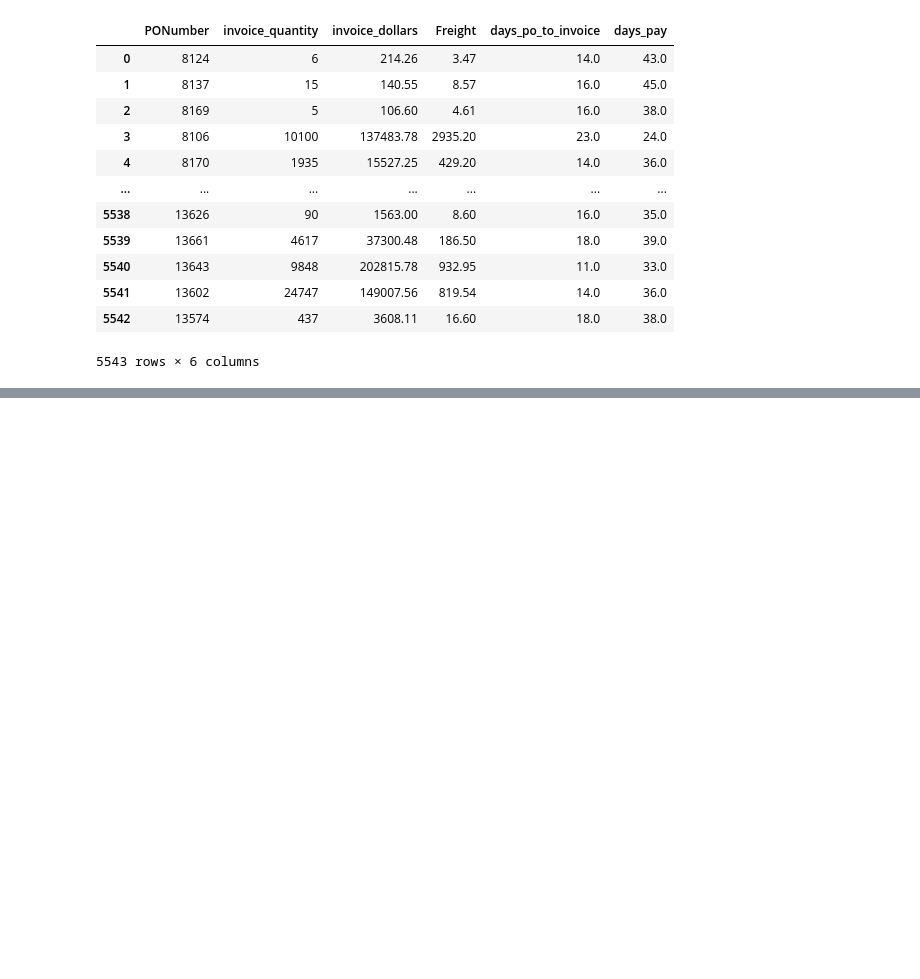
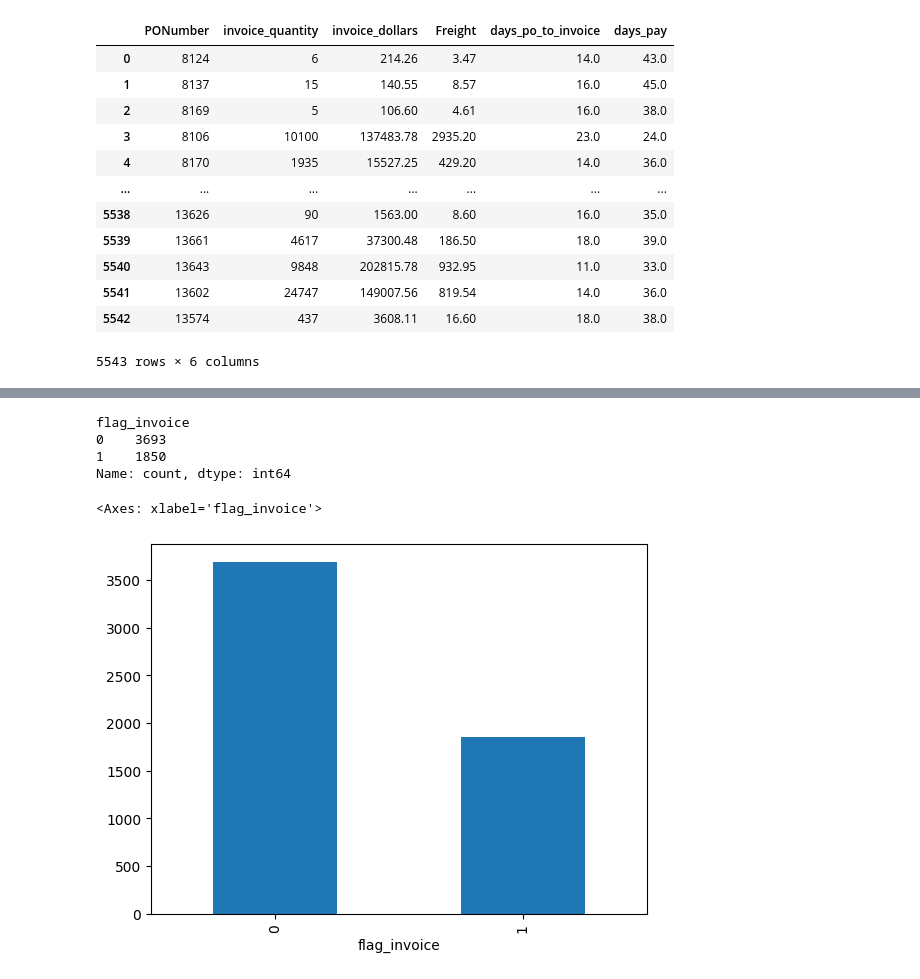
Before and after one commit to OfficialTanishGupta/Vendor-Invoice-Intelligence-System, a Jupyter notebook: notebooks/Invoice flagging.ipynb, the cells around one changed output, grey strips where cells are left out. Saved outputs shown, nothing was run; the diff lists cells and outputs as text; code cells hidden in the pictures; blank space fills up the shorter version.

Commit message:
Updating Invoice Flagging And Developing Insight About The Database

```diff
--- a/notebooks/Invoice flagging.ipynb
+++ b/notebooks/Invoice flagging.ipynb
@@ -107,0 +170,24 @@ SUM(p.Quantity) AS total_item_quantity,
+# %%
+def create_invoice_risk_label(row):
+    #invoice total mismatch with item-level total
+    if (abs(row["invoice_dollars"] - row["total_item_dollars"])>5):
+        return 1
+
+    #Abnormally high receiving delay
+    if row["avg_receiving_delay"] > 10:
+        return 1
+
+    return 0
+
+df["flag_invoice"] = df.apply(create_invoice_risk_label,axis=1)
+df["flag_invoice"].value_counts()
+# %% [output]
+flag_invoice
+0    3693
+1    1850
+Name: count, dtype: int64
+# %%
+df['flag_invoice'].value_counts().plot(kind = 'bar')
+# %% [output]
+<Axes: xlabel='flag_invoice'>
+[figure, added]
```
Also changed, not shown: parts of 14 cells of this notebook.
